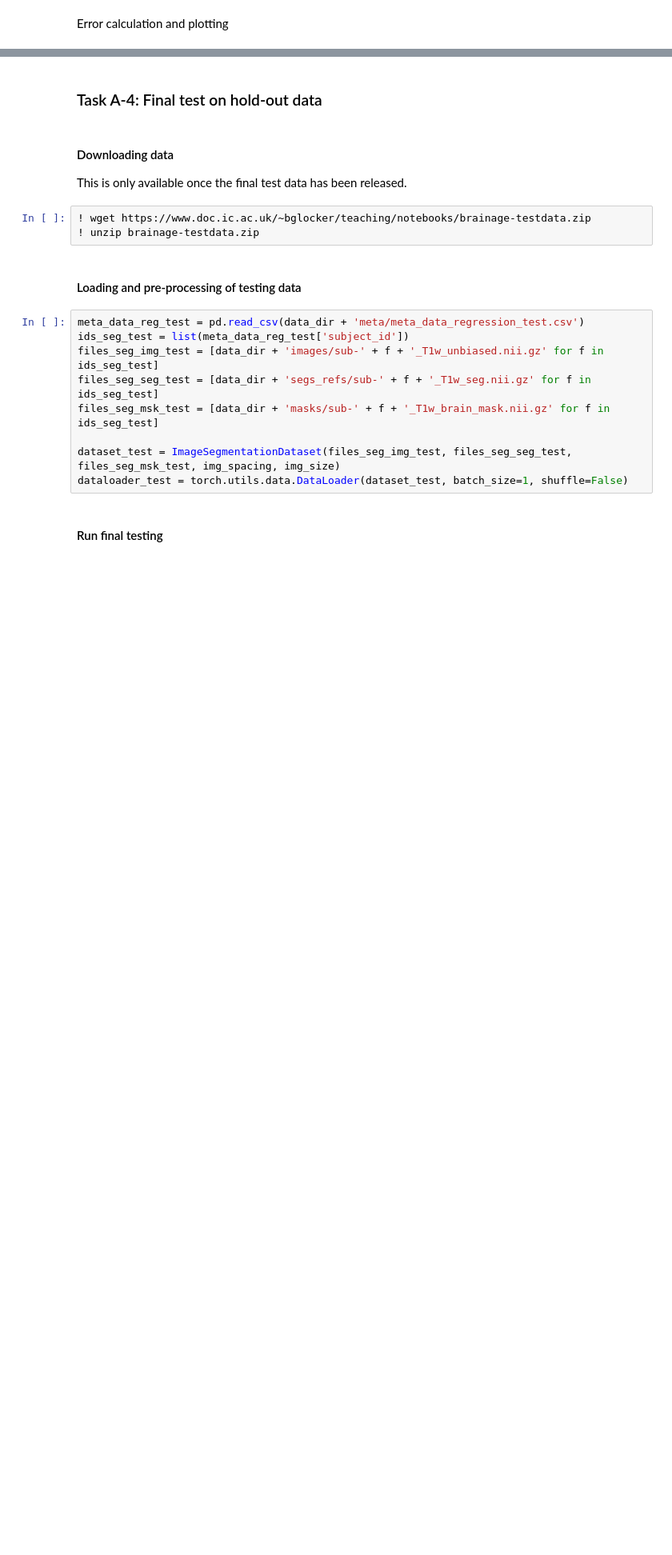
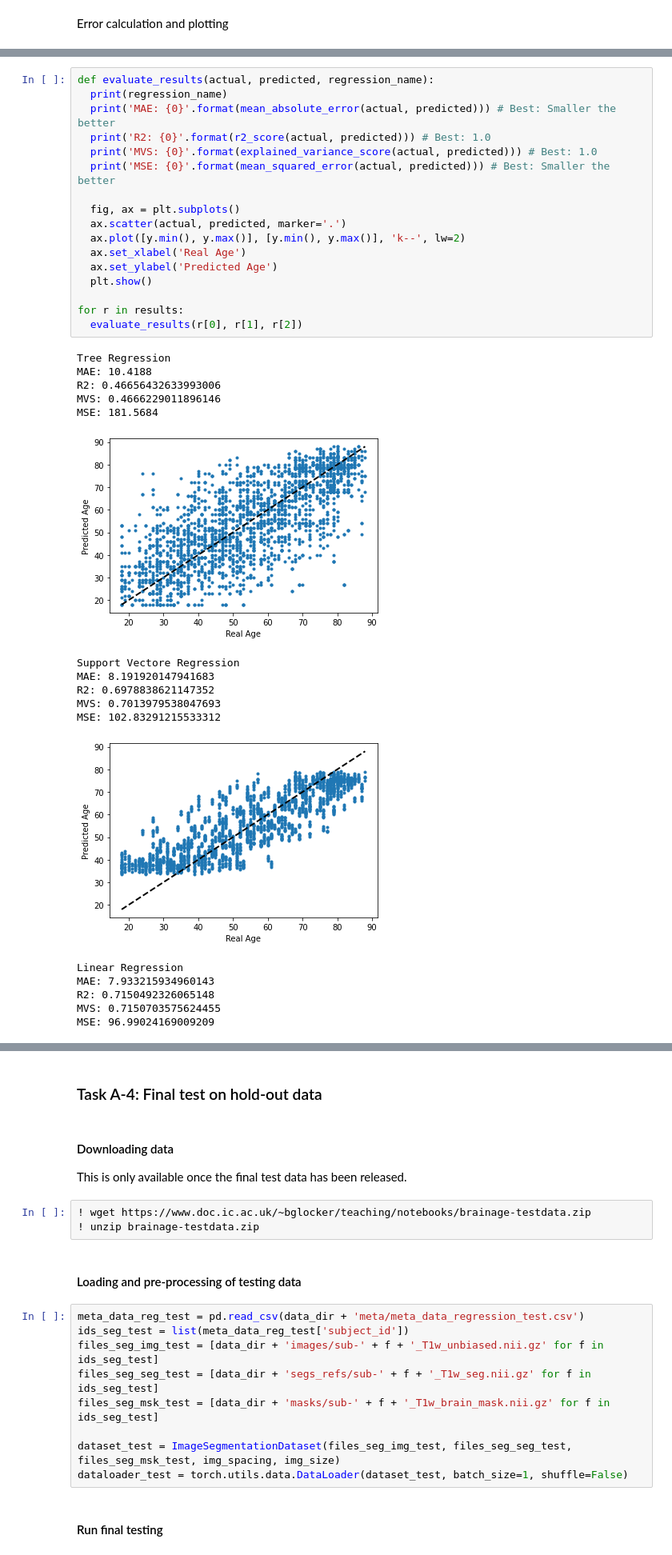
Before and after one commit to gf4417/MLforIMG-CW, a Jupyter notebook: Copy_of_CW_Brain_Age_Regression.ipynb, the cells around one changed output, grey strips where cells are left out. Shown at 80% size. Saved outputs shown, nothing was run; the diff lists cells and outputs as text; blank space fills up the shorter version.

```diff
--- a/Copy_of_CW_Brain_Age_Regression.ipynb
+++ b/Copy_of_CW_Brain_Age_Regression.ipynb
@@ -916,0 +889,35 @@ MSE: 103.63661966413048
+# %%
+def evaluate_results(actual, predicted, regression_name):
+  print(regression_name)
+  print('MAE: {0}'.format(mean_absolute_error(actual, predicted))) # Best: Smaller the better
+  print('R2: {0}'.format(r2_score(actual, predicted))) # Best: 1.0
+  print('MVS: {0}'.format(explained_variance_score(actual, predicted))) # Best: 1.0
+  print('MSE: {0}'.format(mean_squared_error(actual, predicted))) # Best: Smaller the better
+
+  fig, ax = plt.subplots()
+  ax.scatter(actual, predicted, marker='.')
+  ax.plot([y.min(), y.max()], [y.min(), y.max()], 'k--', lw=2)
+  ax.set_xlabel('Real Age')
+  ax.set_ylabel('Predicted Age')
+  plt.show()
+
+for r in results:
+  evaluate_results(r[0], r[1], r[2])
+# %% [output]
+Tree Regression
+MAE: 10.4188
+R2: 0.46656432633993006
+MVS: 0.4666229011896146
+MSE: 181.5684
+[figure, added]
+Support Vectore Regression
+MAE: 8.191920147941683
+R2: 0.6978838621147352
+MVS: 0.7013979538047693
+MSE: 102.83291215533312
+[figure, added]
+Linear Regression
+MAE: 7.933215934960143
+R2: 0.7150492326065148
+MVS: 0.7150703575624455
+MSE: 96.99024169009209
```
Also changed, not shown: parts of 9 cells of this notebook.
